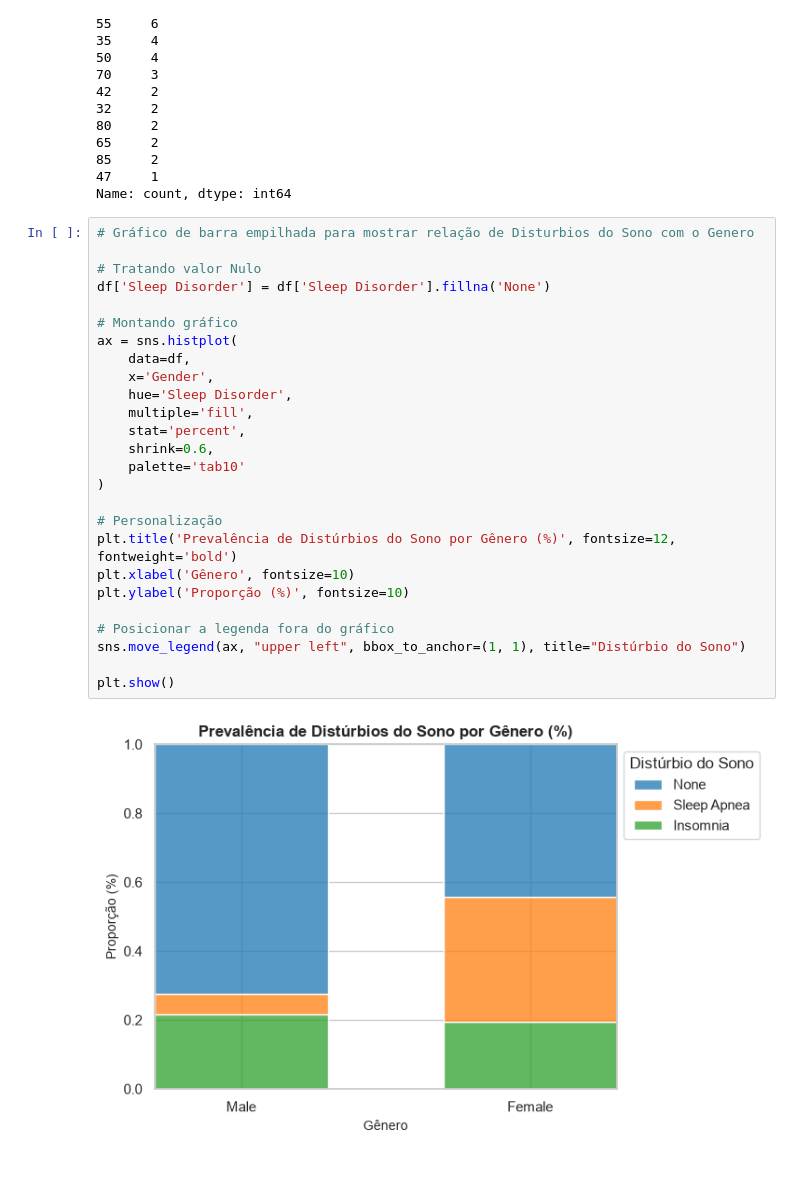
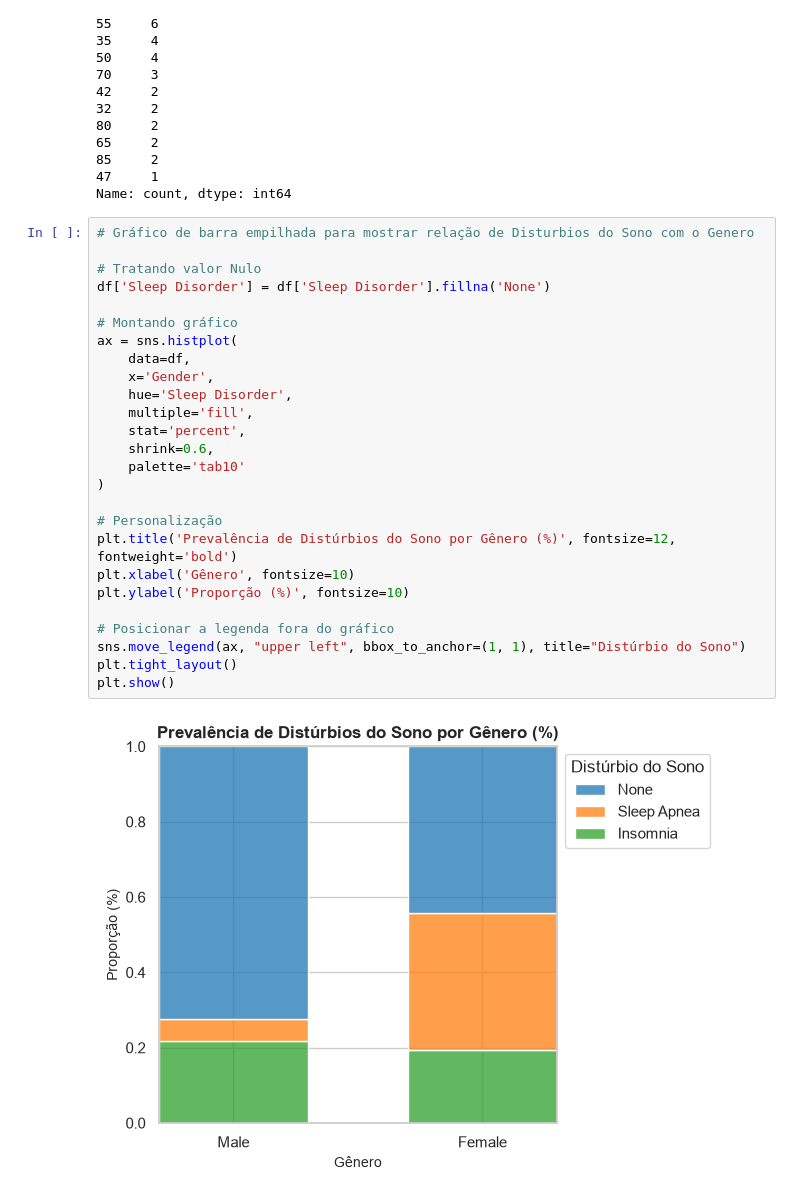
Before and after one commit to RodrigoHernandes31415/HealthSleep, a Jupyter notebook: analysis.ipynb, the cells around one changed output. Saved outputs shown, nothing was run; the diff lists cells and outputs as text; blank space fills up the shorter version.

```diff
--- a/analysis.ipynb
+++ b/analysis.ipynb
@@ -273,28 +275,28 @@ Name: count, dtype: int64
 # %%
 # Gráfico de barra empilhada para mostrar relação de Disturbios do Sono com o Genero
 
 # Tratando valor Nulo
 df['Sleep Disorder'] = df['Sleep Disorder'].fillna('None')
 
 # Montando gráfico
 ax = sns.histplot(
     data=df,
     x='Gender',
     hue='Sleep Disorder',
     multiple='fill',
     stat='percent',
     shrink=0.6,
     palette='tab10'
 )
 
 # Personalização
 plt.title('Prevalência de Distúrbios do Sono por Gênero (%)', fontsize=12, fontweight='bold')
 plt.xlabel('Gênero', fontsize=10)
 plt.ylabel('Proporção (%)', fontsize=10)
 
 # Posicionar a legenda fora do gráfico
 sns.move_legend(ax, "upper left", bbox_to_anchor=(1, 1), title="Distúrbio do Sono")
-
+plt.tight_layout()
 plt.show()
 # %% [output]
-[figure, old version]
+[figure, new version]
```
Also changed, not shown: parts of 2 cells of this notebook.
